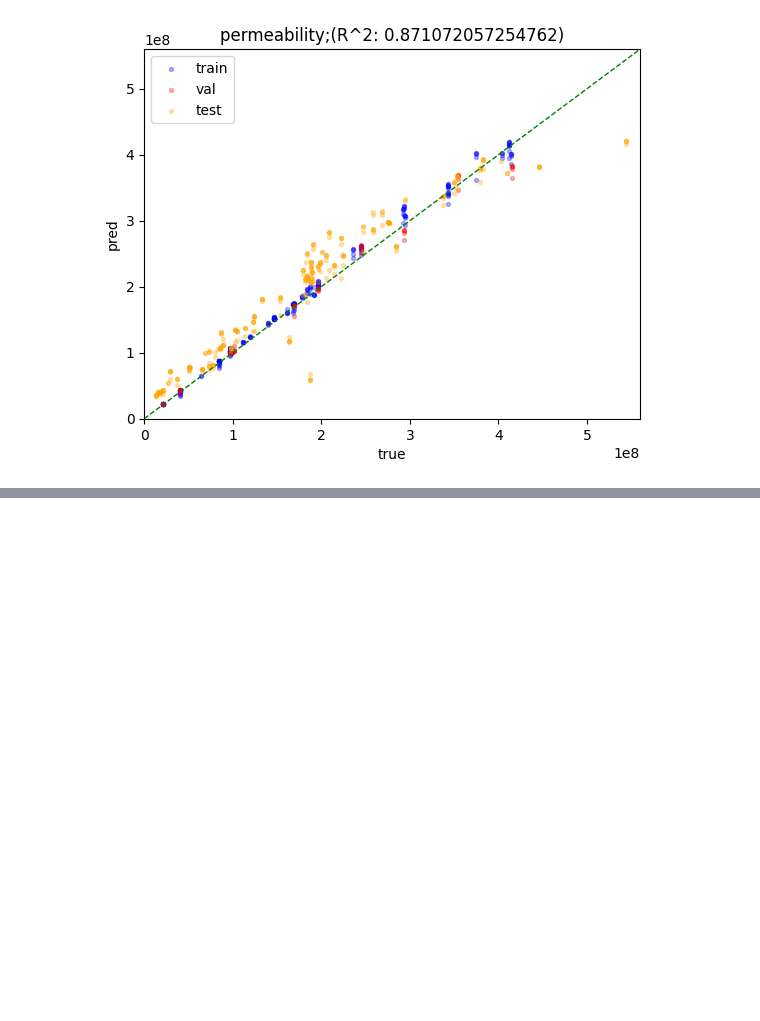
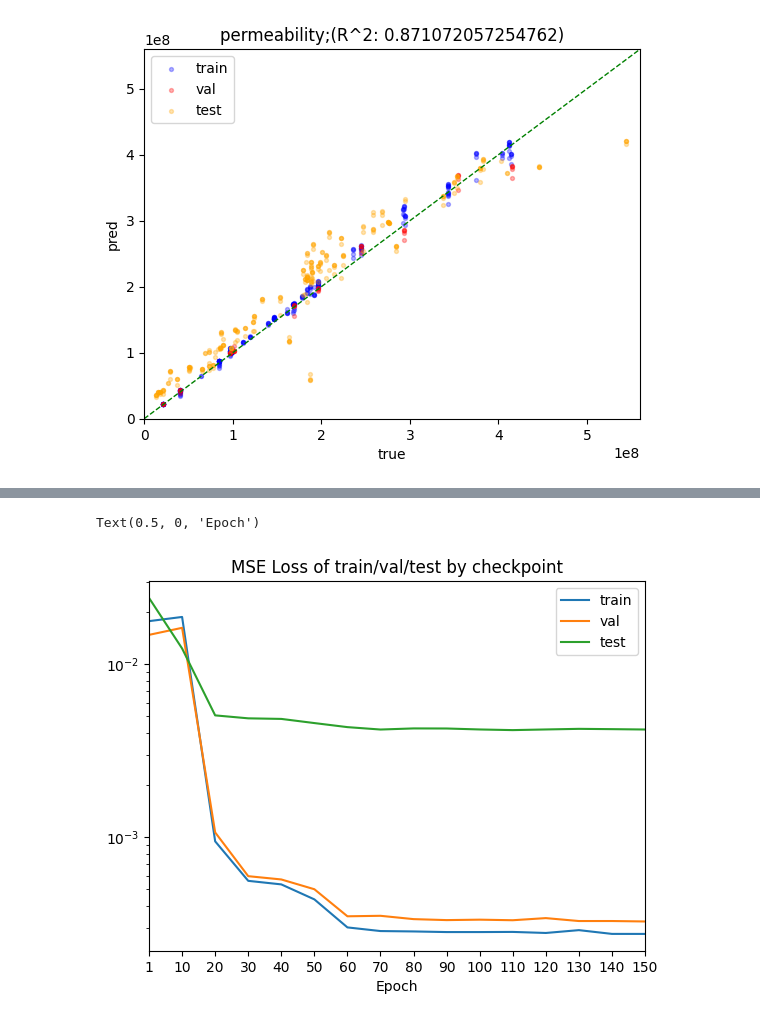
Before and after one commit to LeeGorden/Permeability-Prediction-using-Vision-Transformers, a Jupyter notebook: model/performance_eval_with_val.ipynb, the cells around one changed output, grey strips where cells are left out. Saved outputs shown, nothing was run; the diff lists cells and outputs as text; code cells hidden in the pictures; blank space fills up the shorter version.

```diff
--- a/model/performance_eval_with_val.ipynb
+++ b/model/performance_eval_with_val.ipynb
@@ -353,0 +399,17 @@ plt.legend((train_plt, val_plt, test_plt), ("train", "val", "test"), loc="best")
+# %%
+plt.figure()
+# plt.ylim((0, 0.05))
+plt.xlim((0, 15))
+plt.xticks([0, 1, 2, 3, 4, 5, 6, 7, 8, 9, 10, 11, 12, 13, 14, 15], ["1", "10", "20", "30", "40", "50", "60",
+                                                                    "70", "80", "90", "100", "110", "120",
+                                                                    "130", "140", "150"])
+plt.title("MSE Loss of train/val/test by checkpoint")
+plt.plot(result_ViT_16_train_loss_ckpt, label="train")
+plt.plot(result_ViT_16_val_loss_ckpt, label="val")
+plt.plot(result_ViT_16_test_loss_ckpt, label="test")
+plt.yscale("log")
+plt.legend()
+plt.xlabel("Epoch")
+# %% [output]
+Text(0.5, 0, 'Epoch')
+[figure, added]
```
Also changed, not shown: parts of 7 cells of this notebook.
